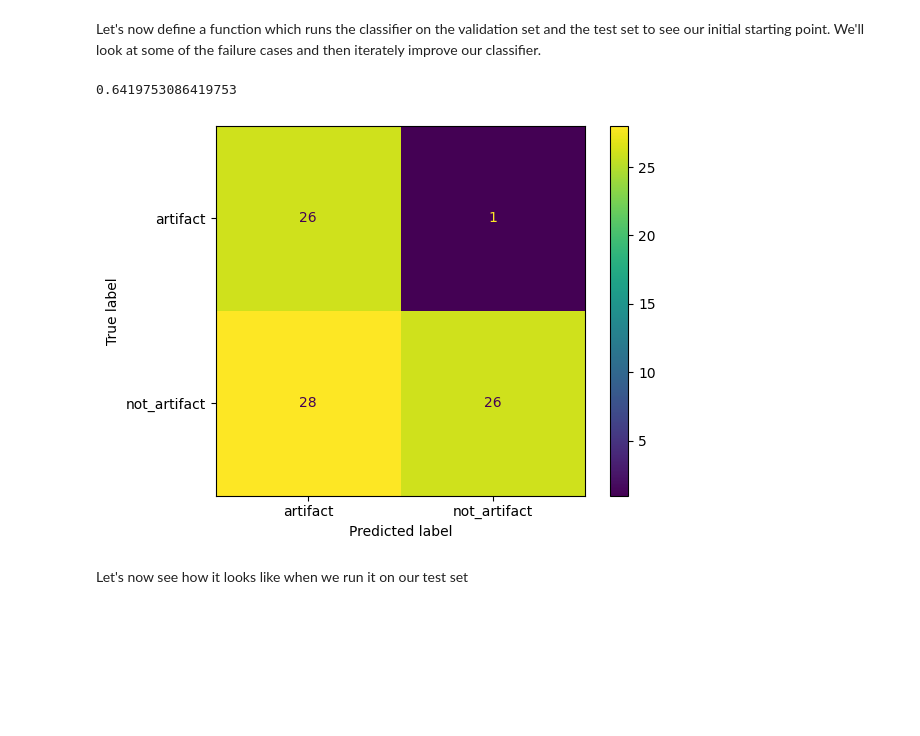
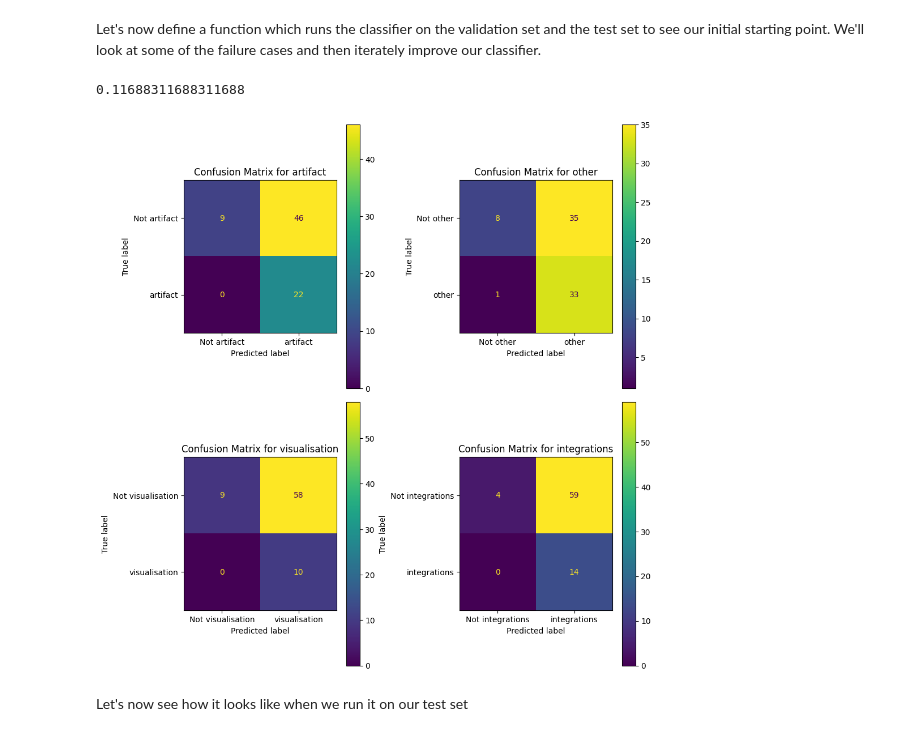
Before and after one commit to 567-labs/how-to-look-at-data, a Jupyter notebook: 3. Classifiers.ipynb, the cells around one changed output. Saved outputs shown, nothing was run; the diff lists cells and outputs as text; code cells hidden in the pictures; blank space fills up the shorter version.

```diff
--- a/3. Classifiers.ipynb
+++ b/3. Classifiers.ipynb
@@ -180,33 +231,56 @@ test_labels = [item['label'] for item in test_set]
 # %% [markdown]
 Let's now define a function which runs the classifier on the validation set and the test set to see our initial starting point. We'll look at some of the failure cases and then iterately improve our classifier.
-# %%
-from sklearn.metrics import confusion_matrix
-
-def predict_and_evaluate(texts, labels):
-    classifier = Classifier(classification_def).with_client(instructor.from_provider("openai/gpt-4.1-mini")).with_model("gpt-4.1-mini")
-    predictions = classifier.batch_predict(texts)
-    return {
-        "accuracy": sum(pred.label == label for pred, label in zip(predictions, labels)) / len(predictions),
-        "confusion_matrix": confusion_matrix(labels, [p.label for p in predictions], labels=['artifact', 'not_artifact']),
-        "queries": texts,
-        "labels": labels,
-        "predictions": [p.label for p in predictions]
-    }
-
-predictions = predict_and_evaluate(val_text, val_labels)
-predictions["accuracy"]
-# %% [output]
-0.6419753086419753
-# %%
-import matplotlib.pyplot as plt
-from sklearn.metrics import ConfusionMatrixDisplay
-
-disp = ConfusionMatrixDisplay(confusion_matrix=predictions["confusion_matrix"],
-                             display_labels=['artifact', 'not_artifact'])
-disp.plot()
-plt.show()
-# %% [output]
-[figure, removed]
+# %%
+from sklearn.metrics import confusion_matrix
+from instructor_classify.classify import Classifier
+
+def predict_and_evaluate(classifier: Classifier, texts: list[str], labels:list[list[str]]):
+    predictions = classifier.batch_predict_multi(texts)
+    pred_labels = [p.labels for p in predictions]
+
+    return {
+        "accuracy": sum(set(p) == set(l) for p, l in zip(pred_labels, labels)) / len(predictions),
+        "queries": texts,
+        "labels": labels,
+        "predictions": pred_labels
+    }
+
+classifier = (
+    Classifier(classification_def).with_client(client).with_model("gpt-4.1")
+)
+predictions = predict_and_evaluate(classifier, val_text, val_labels)
+predictions["accuracy"]
+# %% [output]
+0.11688311688311688
+# %%
+import matplotlib.pyplot as plt
+import numpy as np
+from sklearn.metrics import multilabel_confusion_matrix, ConfusionMatrixDisplay
+
+# Get unique labels from all possible labels
+unique_labels = ["artifact", "other", "visualisation", "integrations"]
+
+# Convert predictions and true labels to binary matrix format
+y_true = np.array([[1 if label in true_set else 0 for label in unique_labels]
+                   for true_set in predictions["labels"]])
+y_pred = np.array([[1 if label in pred_set else 0 for label in unique_labels]
+                   for pred_set in predictions["predictions"]])
+
+# Calculate confusion matrix for each label
+conf_matrices = multilabel_confusion_matrix(y_true, y_pred)
+
+# Plot confusion matrix for each label
+fig, axes = plt.subplots(2, 2, figsize=(10, 10))
+for i, (matrix, label) in enumerate(zip(conf_matrices, unique_labels)):
+    ax = axes[i//2, i%2]
+    disp = ConfusionMatrixDisplay(confusion_matrix=matrix, display_labels=[f"Not {label}", label])
+    disp.plot(ax=ax)
+    ax.set_title(f'Confusion Matrix for {label}')
+
+plt.tight_layout()
+plt.show()
+# %% [output]
+[figure, added]
 # %% [markdown]
 Let's now see how it looks like when we run it on our test set
 # %%
```
Also changed, not shown: parts of 25 cells of this notebook, 1 other file.
